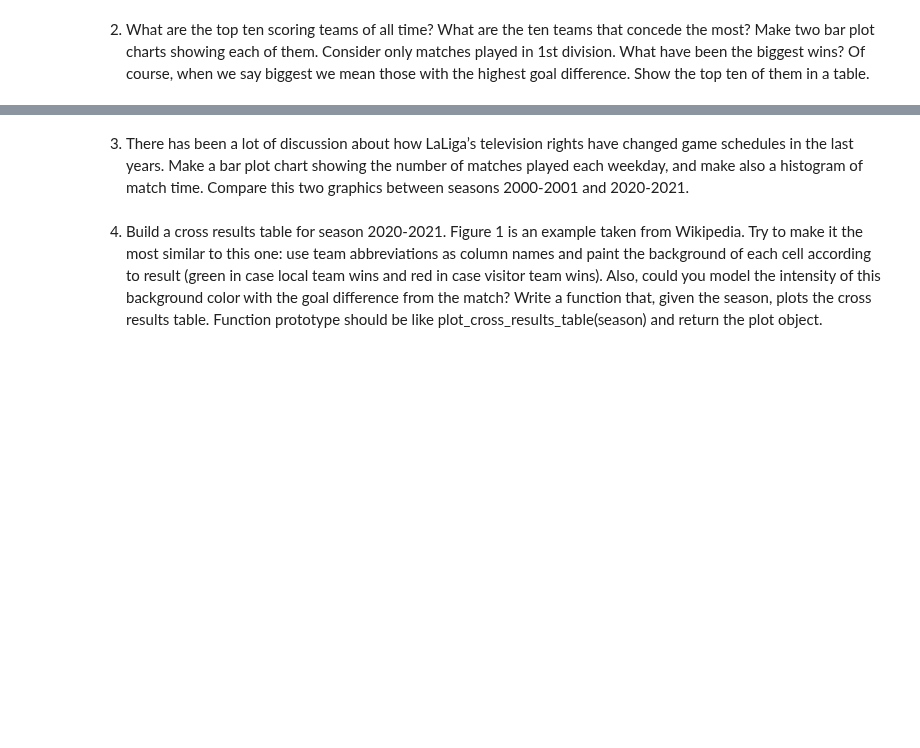
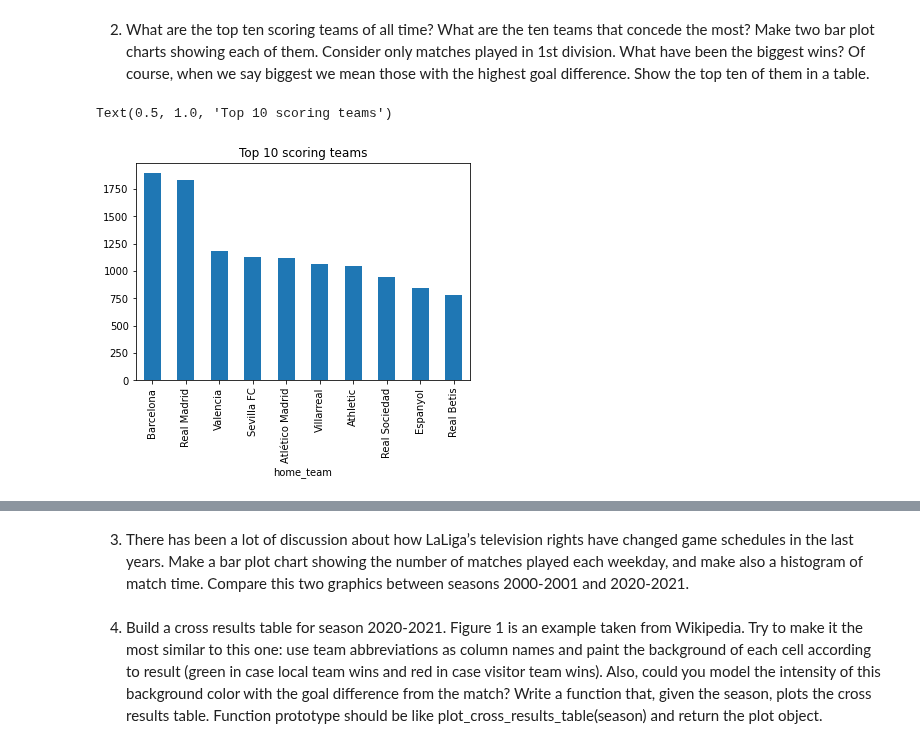
Before and after one commit to alexfulleda98/la-quiniela, a Jupyter notebook: analysis/LaLigaDataAnalysis.ipynb, the cells around one changed output, grey strips where cells are left out. Saved outputs shown, nothing was run; the diff lists cells and outputs as text; code cells hidden in the pictures; blank space fills up the shorter version.

```diff
--- a/analysis/LaLigaDataAnalysis.ipynb
+++ b/analysis/LaLigaDataAnalysis.ipynb
@@ -19,3 +49,13 @@ that concede the most? Make two bar plot charts showing each of them.
 Consider only matches played in 1st division.
 What have been the biggest wins? Of course, when we say biggest we mean
 those with the highest goal difference. Show the top ten of them in a table.
+# %%
+first_division = df2[df2.division == 1]
+scored_goals = first_division.pivot_table('home_goals', 'home_team', aggfunc=np.sum)
+scored_goals['away_goals'] = first_division.pivot_table('away_goals', 'away_team', aggfunc=np.sum)
+scored_goals['total_goals'] = scored_goals['away_goals'] + scored_goals['home_goals']
+ax = scored_goals['total_goals'].sort_values(ascending=False).head(10).plot(kind='bar')
+ax.set_title('Top 10 scoring teams')
+# %% [output]
+Text(0.5, 1.0, 'Top 10 scoring teams')
+[figure, added]
```
Also changed, not shown: parts of 5 cells of this notebook.
